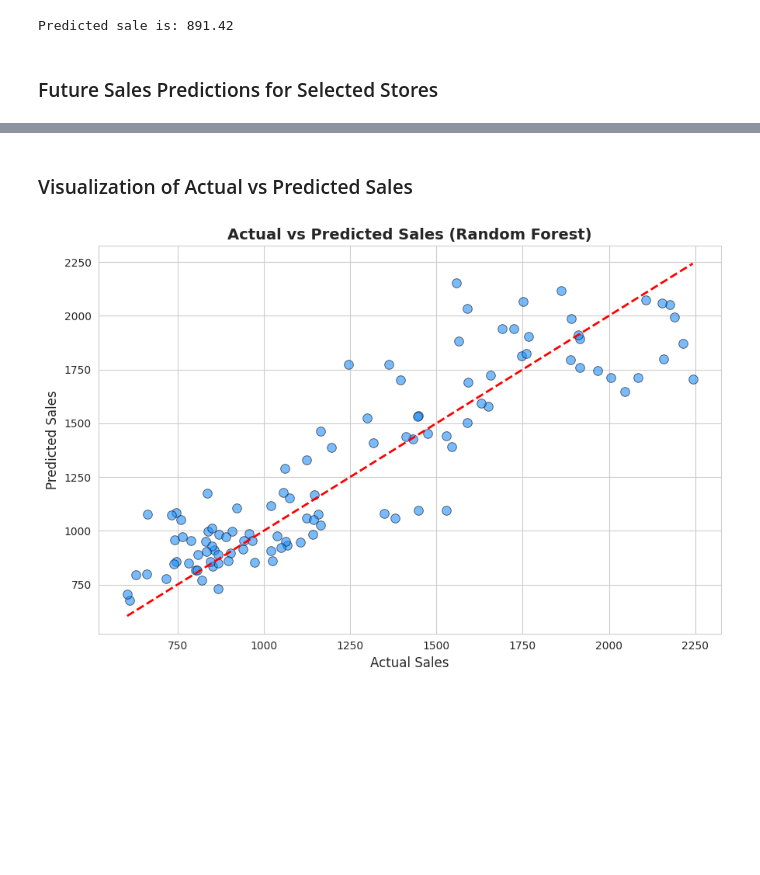
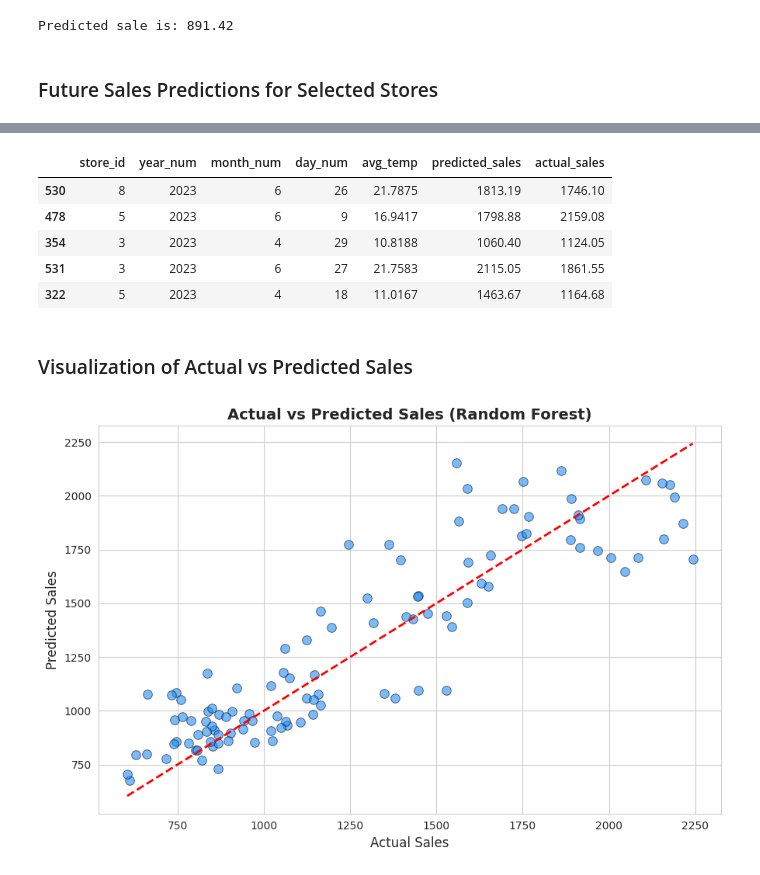
Before and after one commit to zara-abdulla/coffee-shop-sales-analysis, a Jupyter notebook: analysis/sales_forecasting_with_weather.ipynb, the cells around one changed output, grey strips where cells are left out. Cells and saved outputs as stored; diff of their text form; code cells hidden in the pictures; blank space fills up the shorter version.

```diff
--- a/analysis/sales_forecasting_with_weather.ipynb
+++ b/analysis/sales_forecasting_with_weather.ipynb
@@ -304,3 +304,15 @@ future_day
+# %%
+X_test['predicted_sales']=y_pred.round(2)
+X_test['actual_sales']=y_test.round(2)
+# %%
+X_test.head()
+# %% [output]
+|  | store_id | year_num | month_num | day_num | avg_temp | predicted_sales | actual_sales |
+| 530 | 8 | 2023 | 6 | 26 | 21.7875 | 1813.19 | 1746.10 |
+| 478 | 5 | 2023 | 6 | 9 | 16.9417 | 1798.88 | 2159.08 |
+| 354 | 3 | 2023 | 4 | 29 | 10.8188 | 1060.40 | 1124.05 |
+| 531 | 3 | 2023 | 6 | 27 | 21.7583 | 2115.05 | 1861.55 |
+| 322 | 5 | 2023 | 4 | 18 | 11.0167 | 1463.67 | 1164.68 |
 # %% [markdown]
 ### Visualization of Actual vs Predicted Sales
 # %%
```
Also changed, not shown: parts of 1 cell of this notebook.
